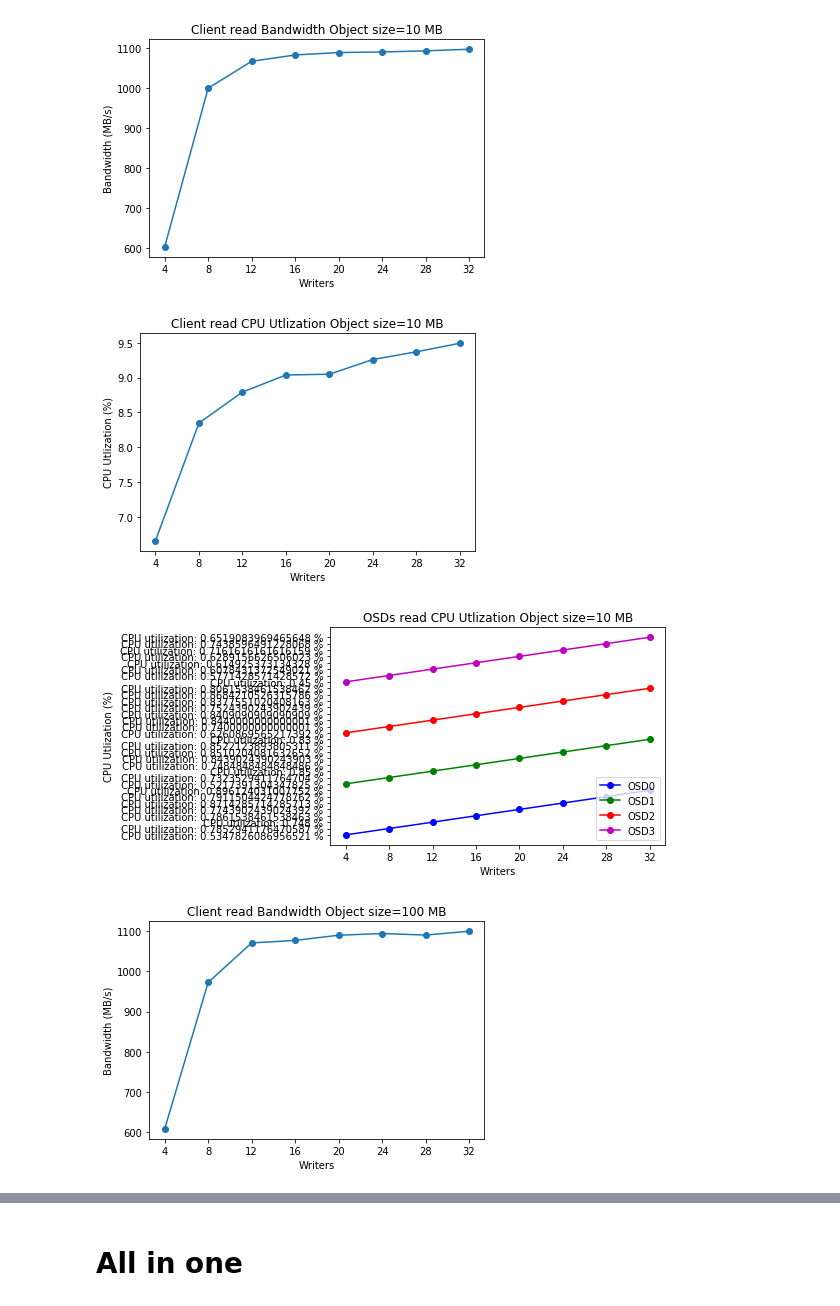
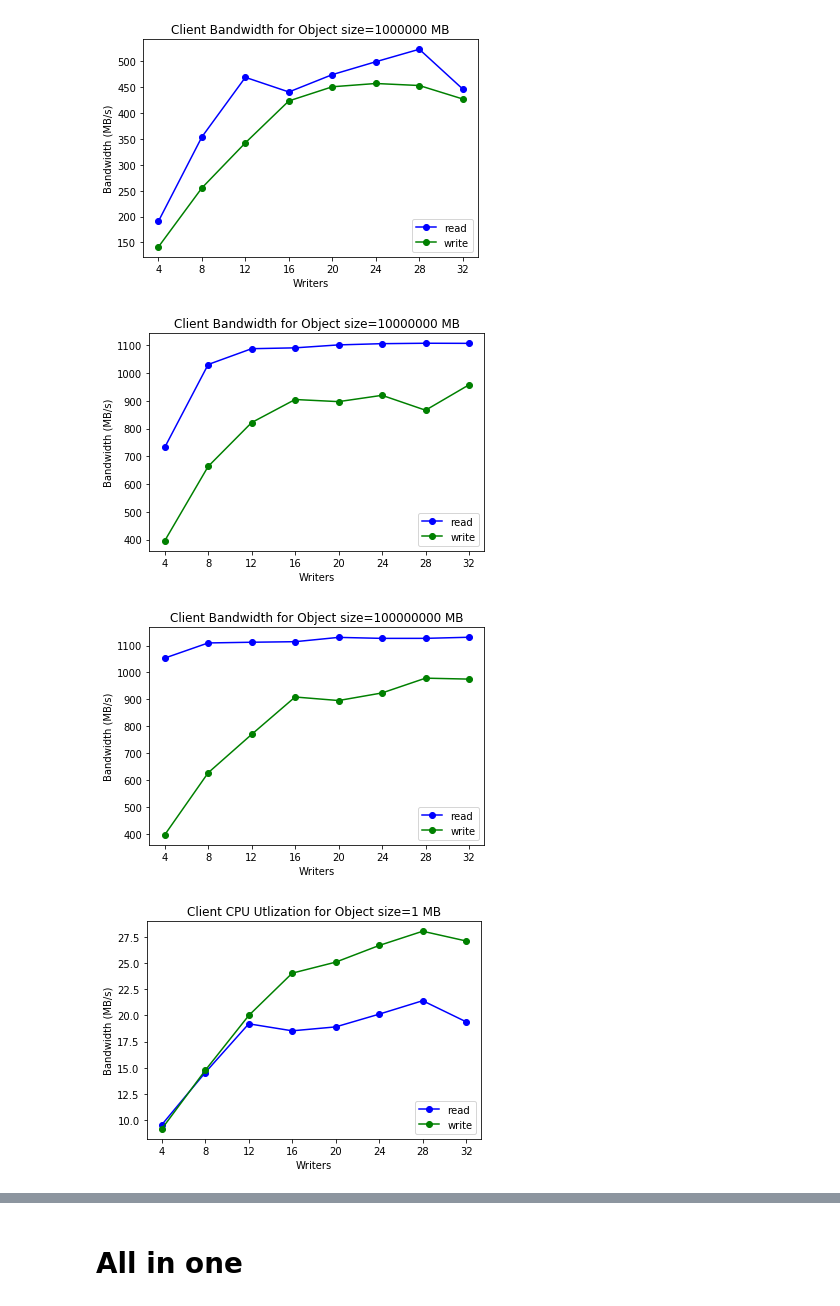
Before and after one commit to uccross/skyhookdm-workflows, a Jupyter notebook: skyhook_overhead/result.ipynb, the cells around one changed output, grey strips where cells are left out. Saved outputs shown, nothing was run; the diff lists cells and outputs as text; code cells hidden in the pictures.

```diff
--- a/skyhook_overhead/result.ipynb
+++ b/skyhook_overhead/result.ipynb
@@ -40,28 +66,52 @@ for operation in ["read", "write"]:
 # %%
+for obj_size in sorted(client_band_dic[operation].keys()):
+    i = 0
+    for operation in ["read", "write"]:
+        workers = []
+        bandwidth = []
+        for pair in sorted(client_band_dic[operation][obj_size], key=lambda x: x[0]):
+            workers.append(str(pair[0]))
+            bandwidth.append(pair[1])
+        plt.plot(workers, bandwidth, marker='o', color=plot_colors[i], label=operation)
+        i += 1
+    plt.title('Client Bandwidth for Object size='+str(obj_size)+' MB')
+    plt.xlabel('Writers')
+    plt.ylabel('Bandwidth (MB/s)')
+    plt.legend(loc='lower right')
+    plt.show()
+
+for obj_size in sorted(client_utils_dic[operation].keys()):
+    i = 0
+    for operation in ["read", "write"]:
+        workers = []
+        utils = []
+        for pair in sorted(client_utils_dic[operation][obj_size], key=lambda x: x[0]):
+            workers.append(str(pair[0]))
+            utils.append(pair[1])
+        plt.plot(workers, utils, marker='o', color=plot_colors[i], label=operation)
+        i += 1
+    plt.title('Client CPU Utlization for Object size='+str(obj_size)+' MB')
+    plt.xlabel('Writers')
+    plt.ylabel('Bandwidth (MB/s)')
+    plt.legend(loc='lower right')
+    plt.show()
+
 for operation in ["read", "write"]:
-    for obj_size in client_band_dic[operation]:
-        plt.plot(writers_dic[operation][obj_size], client_band_dic[operation][obj_size], marker='o')
-        plt.title('Client ' + operation + ' Bandwidth Object size='+str(obj_size)+' MB')
-        plt.xlabel('Writers')
-        plt.ylabel('Bandwidth (MB/s)')
-        plt.show()
-
-        plt.plot(writers_dic[operation][obj_size], client_utils_dic[operation][obj_size], marker='o')
-        plt.title('Client ' + operation + ' CPU Utlization Object size='+str(obj_size)+' MB')
+    for obj_size in sorted(osds_utils_dic[operation].keys()):
+        for osds_index in sorted(osds_utils_dic[operation][obj_size].keys()):
+            workers = []
+            utils = []
+            for pair in sorted(osds_utils_dic[operation][obj_size][osds_index], key=lambda x: x[0]):
+                workers.append(str(pair[0]))
+                utils.append(pair[1])
+            plt.plot(workers, utils, marker='o', color=plot_colors[osds_index], label='OSD'+str(osds_index))
+        plt.title('OSDs ' + operation + ' CPU Utlization for Object size='+str(obj_size)+' MB')
         plt.xlabel('Writers')
         plt.ylabel('CPU Utlization (%)')
+        plt.legend(loc='lower right')
         plt.show()
-        i = 0
-        for osds_utils in osds_utils_dic[operation][obj_size]:
-            plt.plot(writers_dic[operation][obj_size], osds_utils, marker='o', color=plot_colors[i], label='OSD'+str(i))
-            i += 1
-            plt.title('OSDs ' + operation + ' CPU Utlization Object size='+str(obj_size)+' MB')
-            plt.xlabel('Writers')
-            plt.ylabel('CPU Utlization (%)')
-            plt.legend(loc='lower right')
-        plt.show()
 # %% [output]
-[figure, old version]
+[figure, new version]
-[figure, old version]
+[figure, new version]
-[figure, old version]
+[figure, new version]
-[figure, old version]
+[figure, new version]
```
Also changed, not shown: parts of 4 cells of this notebook, 4 other files.
